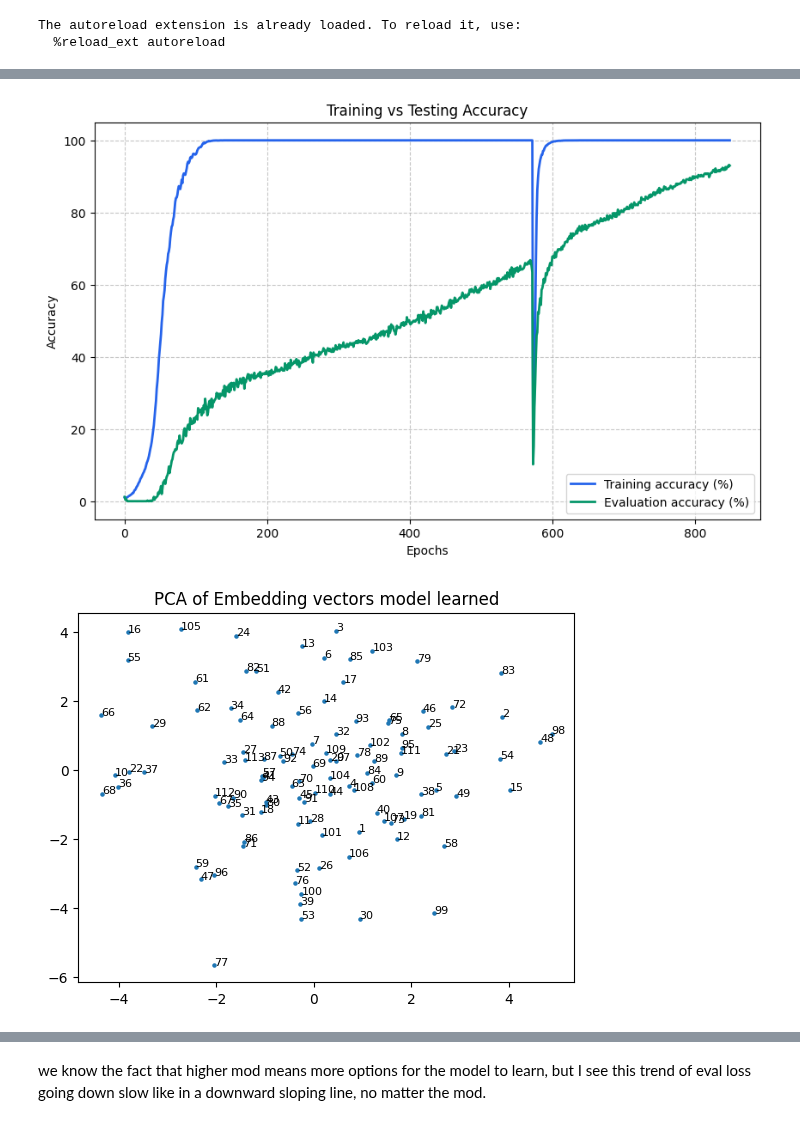
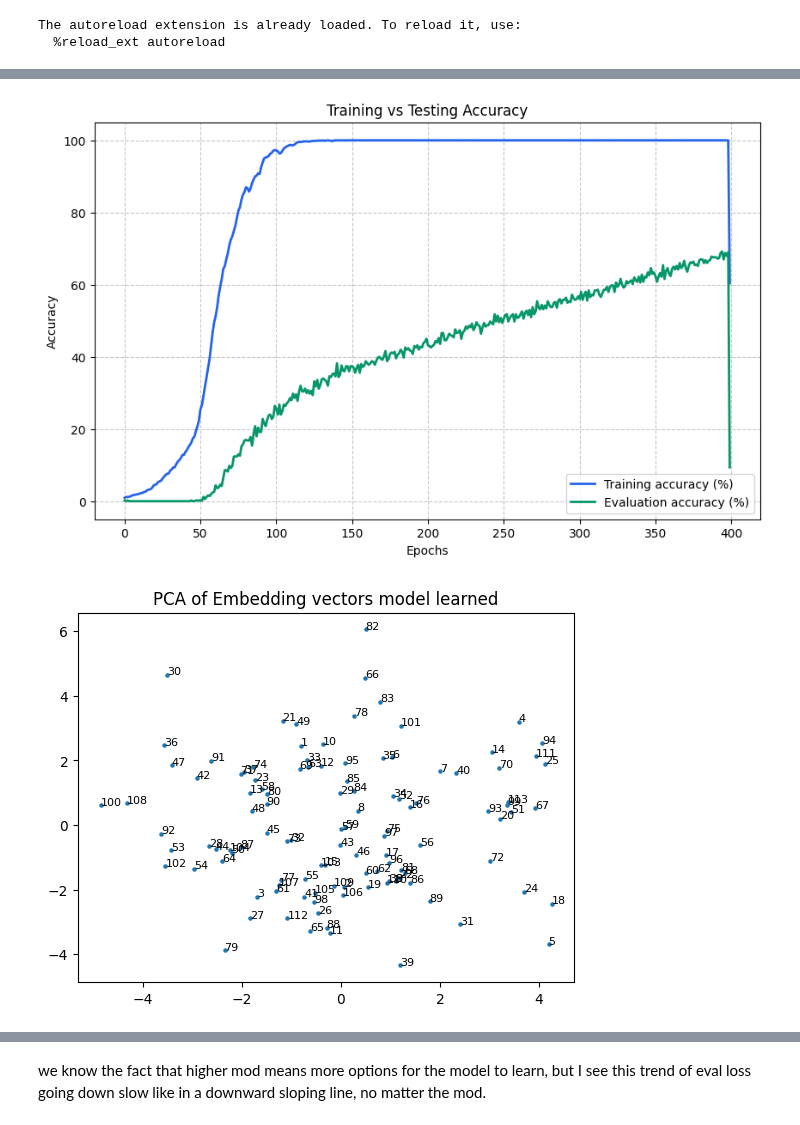
Before and after one commit to Aavash232311/Empirical-Analysis-of-Phase-Transitions-in-Transformer-Models-Using-Mechanistic-Interpretability, a Jupyter notebook: analysis/unseen_pairs_model_analyisis.ipynb, the cells around one changed output, grey strips where cells are left out. Drawn from its saved outputs; the diff is of its cells as text; code cells hidden in the pictures.

```diff
--- a/analysis/unseen_pairs_model_analyisis.ipynb
+++ b/analysis/unseen_pairs_model_analyisis.ipynb
@@ -57,7 +63,7 @@ from script.shell import MinimalTransformer
 
 
 
-checkpoint_dir = '../checkpoints/proper_report'
+checkpoint_dir = '../checkpoints/bin'
 full_path = os.path.join(checkpoint_dir, 'batch_1000_dimension_128_head_4_wd_0.09_without_mlp.pth')
 checkpoint = torch.load(full_path)
 
@@ -92,7 +98,6 @@ explained_variance(full_path, model, pc=model.d_model)
 
 d_mass_history = checkpoint.get("d_mass")
 if d_mass_history:
-
     plt.figure(figsize=(10, 4))
     plt.plot(d_mass_history, color='purple', linewidth=2)
     plt.xlabel("Epoch")
@@ -107,2 +112,2 @@ The autoreload extension is already loaded. To reload it, use:
-[figure, old version]
+[figure, new version]
-[figure, old version]
+[figure, new version]
```
Also changed, not shown: parts of 4 cells of this notebook.
